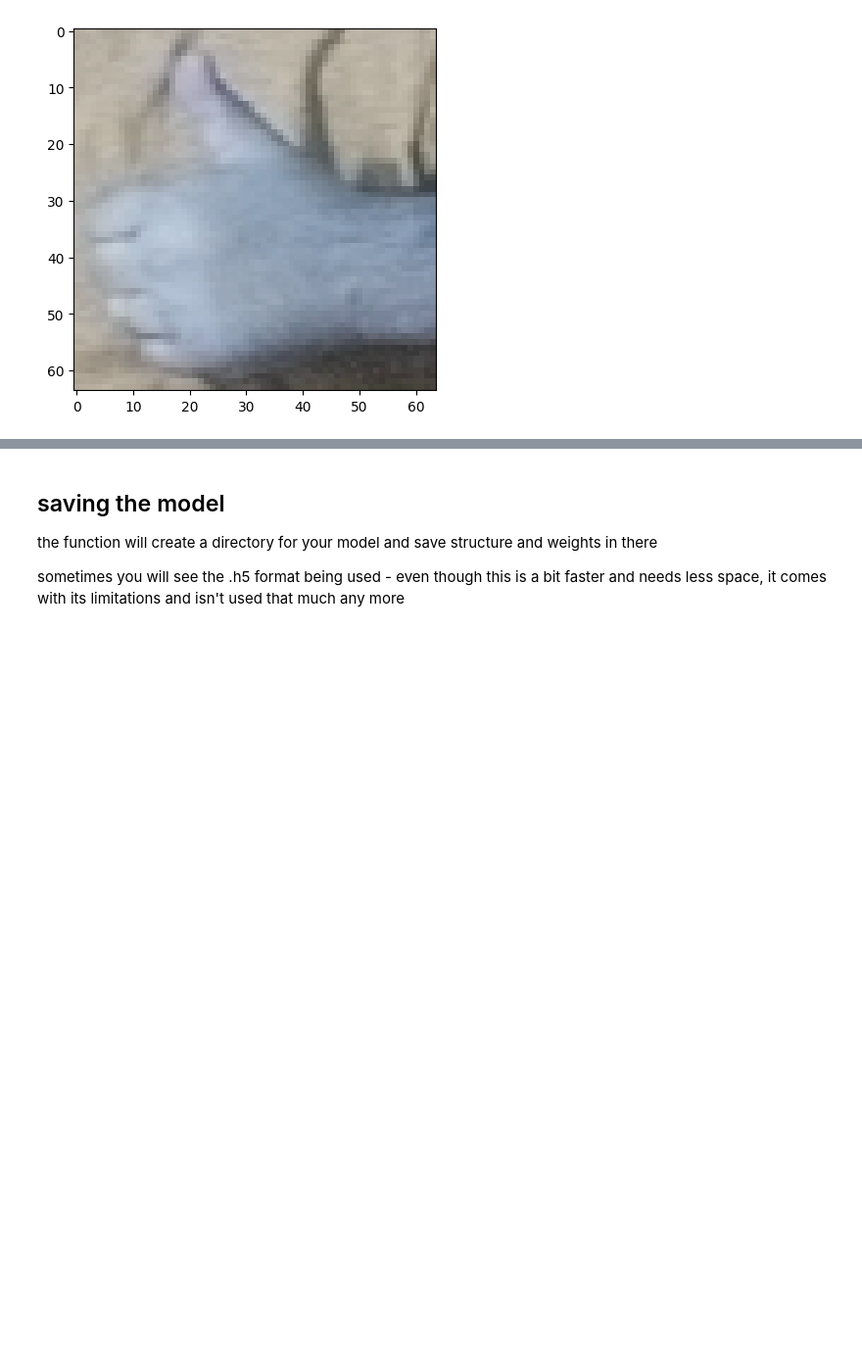
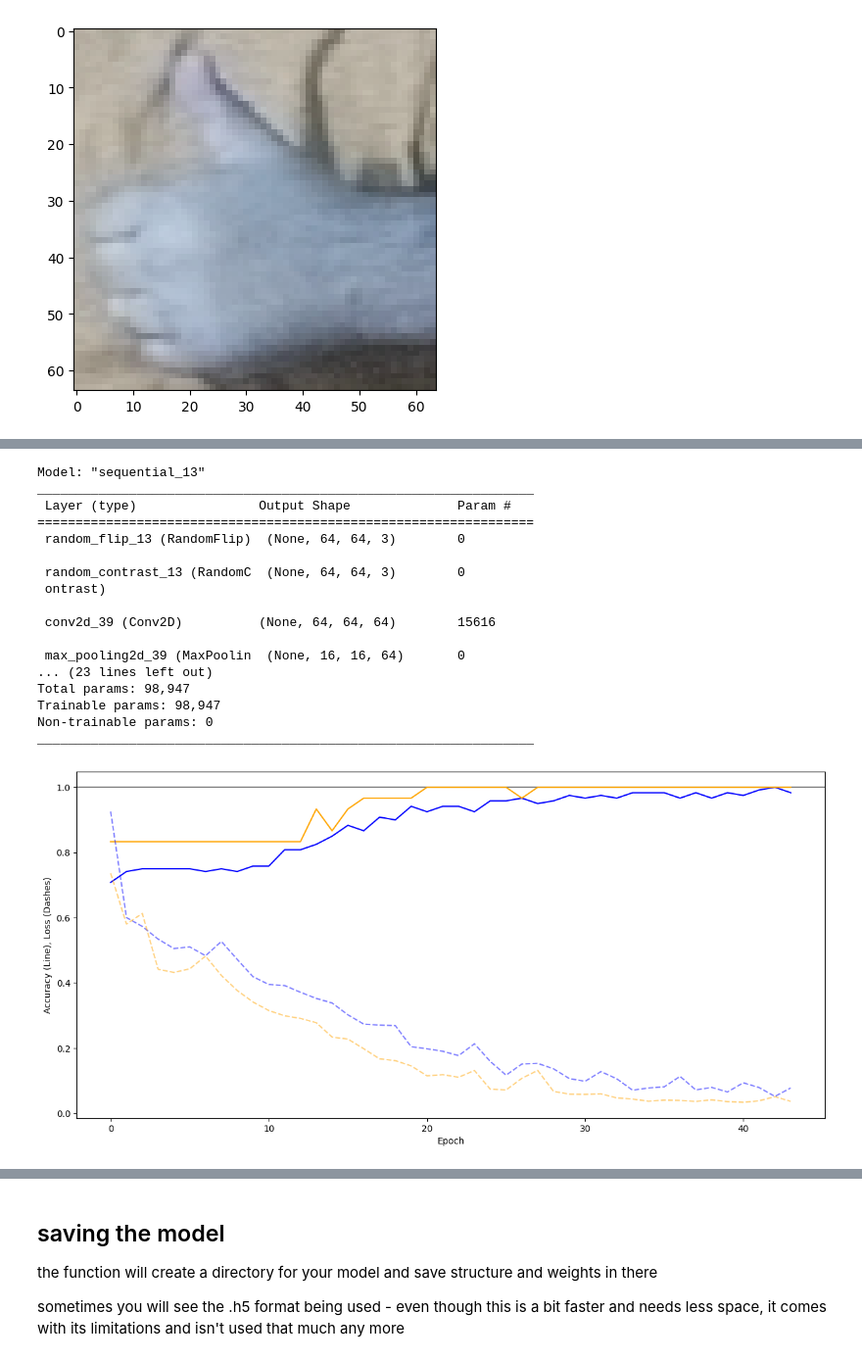
Before and after one commit to ITT23/assignment-05-cnn-Rusi91, a Jupyter notebook: 01-hyperparameters/hyperparameters.ipynb, the cells around one changed output, grey strips where cells are left out. Shown at 98% size. Drawn from its saved outputs; the diff is of its cells as text; code cells hidden in the pictures; blank space fills up the shorter version.

```diff
--- a/01-hyperparameters/hyperparameters.ipynb
+++ b/01-hyperparameters/hyperparameters.ipynb
@@ -243,0 +337,2 @@ plt.plot(val_loss, '--', color='orange', alpha=0.5)
+# %%
+history, model = train_model(THIRD_CONDITION)
@@ -243,0 +357,21 @@ plt.plot(val_loss, '--', color='orange', alpha=0.5)
+# %%
+show_training_results(history, model)
+# %% [output]
+Model: "sequential_13"
+_________________________________________________________________
+ Layer (type)                Output Shape              Param #
+=================================================================
+ random_flip_13 (RandomFlip)  (None, 64, 64, 3)        0
+
+ random_contrast_13 (RandomC  (None, 64, 64, 3)        0
+ ontrast)
+
+ conv2d_39 (Conv2D)          (None, 64, 64, 64)        15616
+
+ max_pooling2d_39 (MaxPoolin  (None, 16, 16, 64)       0
+... (23 lines left out)
+Total params: 98,947
+Trainable params: 98,947
+Non-trainable params: 0
+_________________________________________________________________
+[figure, added]
```
Also changed, not shown: parts of 20 cells of this notebook.
